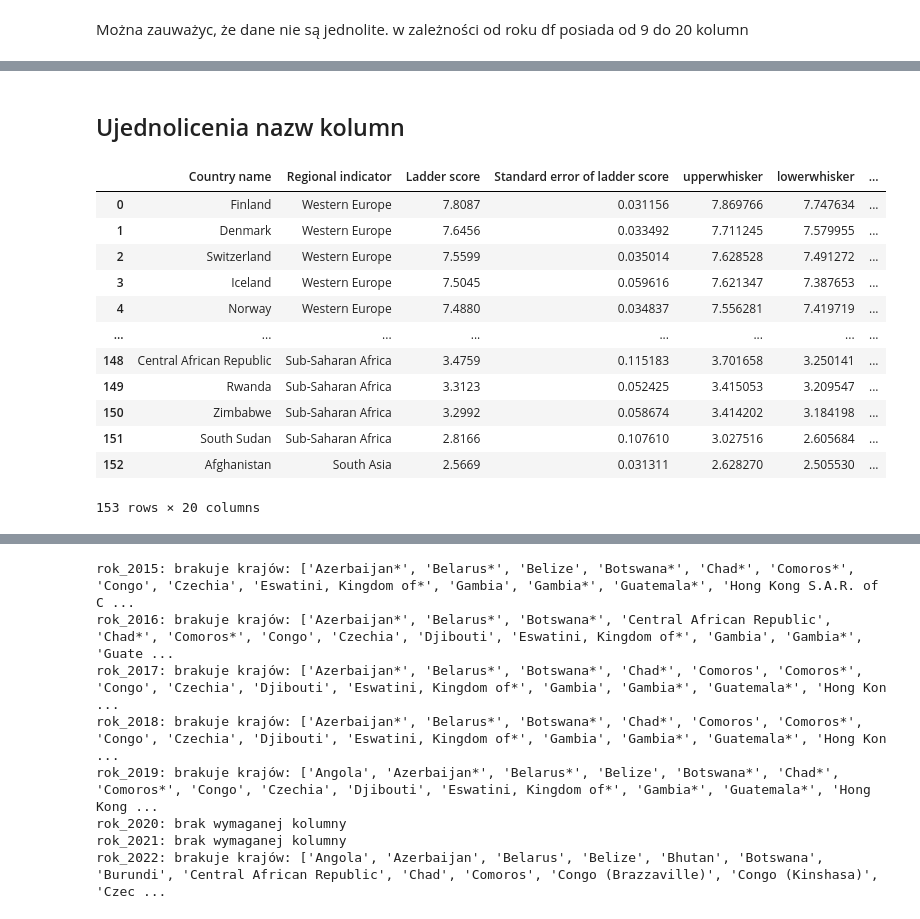
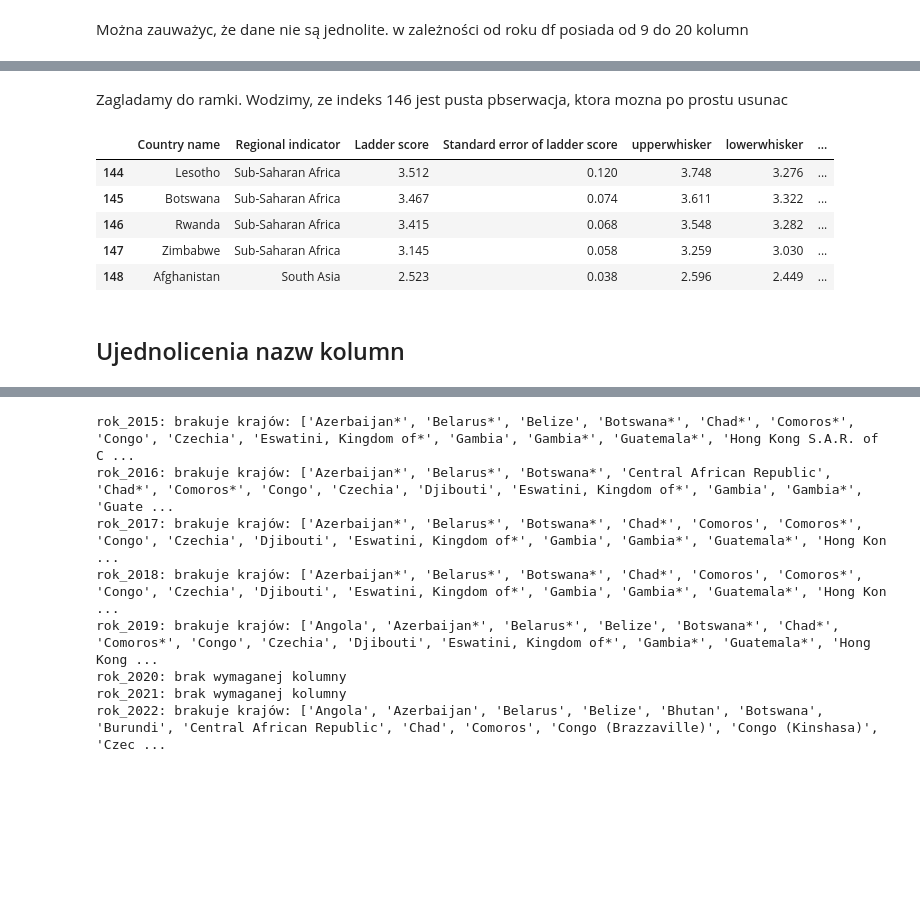
Before and after one commit to Kinga94/SAD_zadanie, a Jupyter notebook: SAD_world_happines_report.ipynb, the cells around one changed output, grey strips where cells are left out. Cells and saved outputs as stored; diff of their text form; code cells hidden in the pictures; blank space fills up the shorter version.

```diff
--- a/SAD_world_happines_report.ipynb
+++ b/SAD_world_happines_report.ipynb
@@ -256 +225,12 @@ dtype: int64
+# %% [markdown]
+Zagladamy do ramki. Wodzimy, ze indeks 146 jest pusta pbserwacja, ktora mozna po prostu usunac
+# %%
+df_2021.tail()
+# %% [output]
+|  | Country name | Regional indicator | Ladder score | Standard error of ladder score | upperwhisker | lowerwhisker | ... |
+| 144 | Lesotho | Sub-Saharan Africa | 3.512 | 0.120 | 3.748 | 3.276 | ... |
+| 145 | Botswana | Sub-Saharan Africa | 3.467 | 0.074 | 3.611 | 3.322 | ... |
+| 146 | Rwanda | Sub-Saharan Africa | 3.415 | 0.068 | 3.548 | 3.282 | ... |
+| 147 | Zimbabwe | Sub-Saharan Africa | 3.145 | 0.058 | 3.259 | 3.030 | ... |
+| 148 | Afghanistan | South Asia | 2.523 | 0.038 | 2.596 | 2.449 | ... |
 # %% [markdown]
@@ -264,16 +238,0 @@ for df in dfs:
-# %%
-df_2020
-# %% [output]
-|  | Country name | Regional indicator | Ladder score | Standard error of ladder score | upperwhisker | lowerwhisker | ... |
-| 0 | Finland | Western Europe | 7.8087 | 0.031156 | 7.869766 | 7.747634 | ... |
-| 1 | Denmark | Western Europe | 7.6456 | 0.033492 | 7.711245 | 7.579955 | ... |
-| 2 | Switzerland | Western Europe | 7.5599 | 0.035014 | 7.628528 | 7.491272 | ... |
-| 3 | Iceland | Western Europe | 7.5045 | 0.059616 | 7.621347 | 7.387653 | ... |
-| 4 | Norway | Western Europe | 7.4880 | 0.034837 | 7.556281 | 7.419719 | ... |
-| ... | ... | ... | ... | ... | ... | ... | ... |
-| 148 | Central African Republic | Sub-Saharan Africa | 3.4759 | 0.115183 | 3.701658 | 3.250141 | ... |
-| 149 | Rwanda | Sub-Saharan Africa | 3.3123 | 0.052425 | 3.415053 | 3.209547 | ... |
-| 150 | Zimbabwe | Sub-Saharan Africa | 3.2992 | 0.058674 | 3.414202 | 3.184198 | ... |
-| 151 | South Sudan | Sub-Saharan Africa | 2.8166 | 0.107610 | 3.027516 | 2.605684 | ... |
-| 152 | Afghanistan | South Asia | 2.5669 | 0.031311 | 2.628270 | 2.505530 | ... |
-153 rows × 20 columns
```
Also changed, not shown: parts of 24 cells of this notebook.
